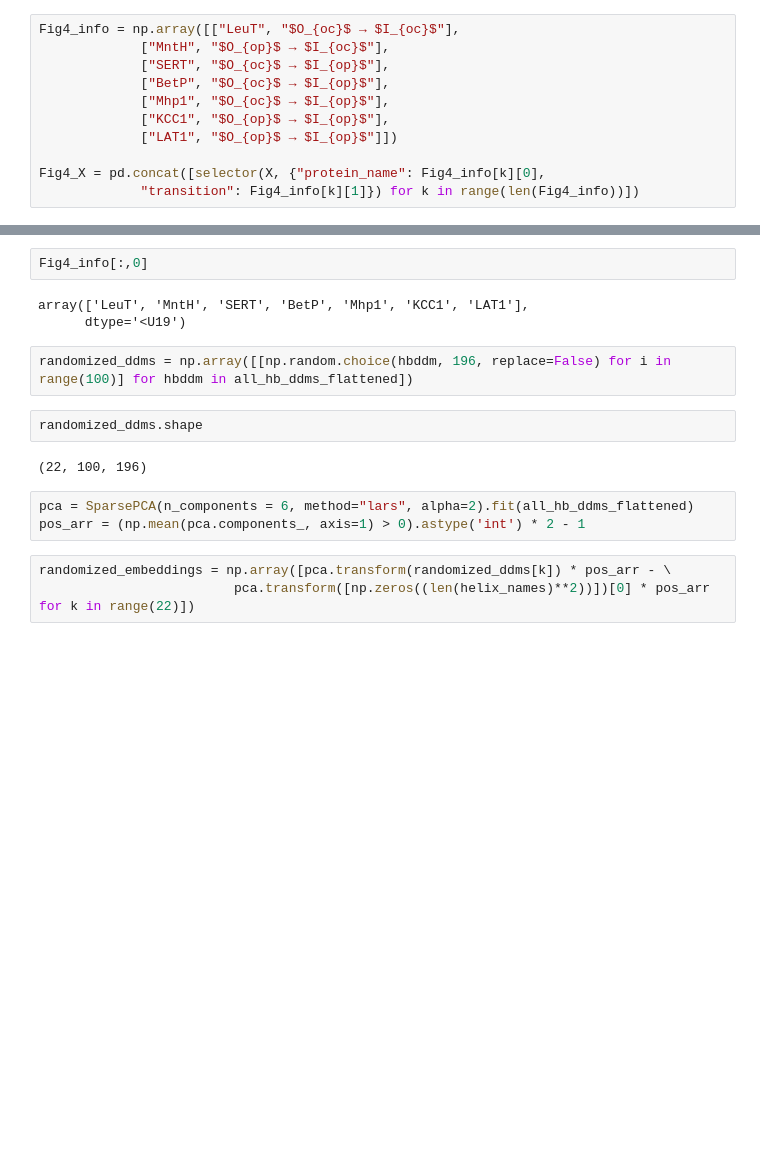
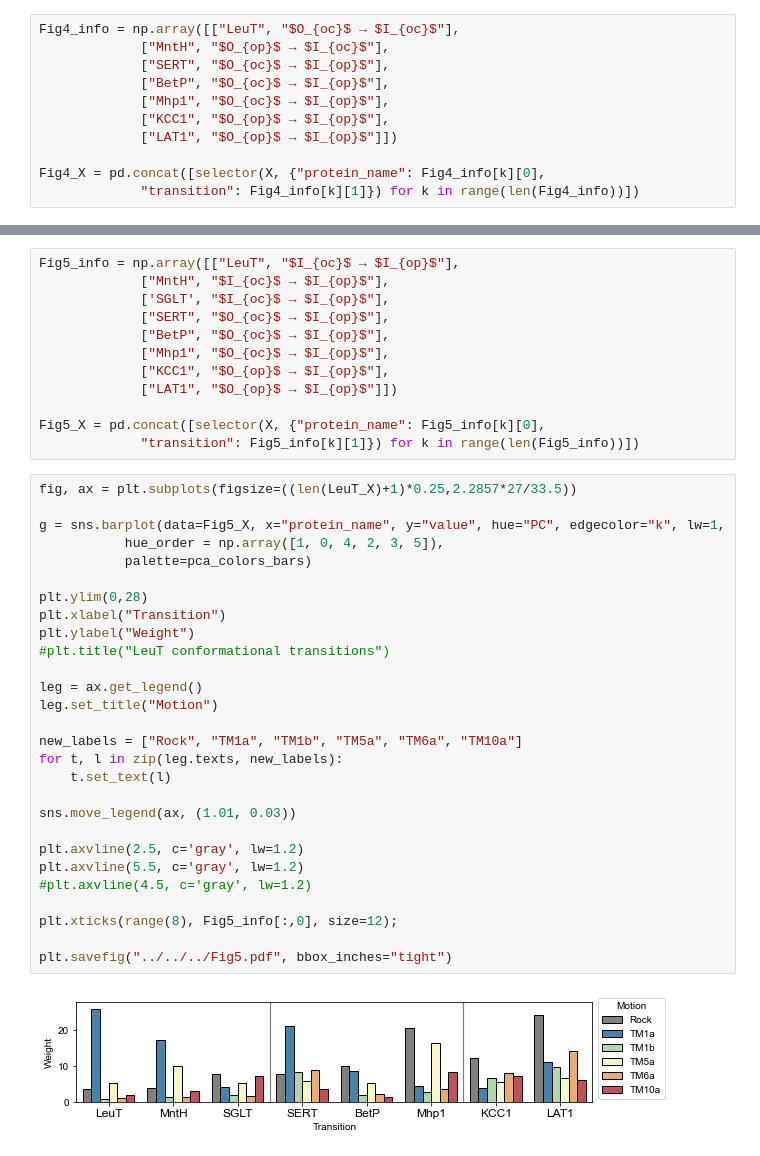
Before and after one commit to GaudetLab/pyDDM, a Jupyter notebook: PCA on the DDMs.ipynb, the cells around one changed output, grey strips where cells are left out. Cells and saved outputs as stored; diff of their text form; blank space fills up the shorter version.

```diff
--- a/PCA on the DDMs.ipynb
+++ b/PCA on the DDMs.ipynb
@@ -396,19 +511,44 @@ plt.savefig("../../../Fig4.pdf", bbox_inches="tight")
 # %% [output]
 [figure]
+# %%
+Fig5_info = np.array([["LeuT", "$I_{oc}$ → $I_{op}$"],
+             ["MntH", "$I_{oc}$ → $I_{op}$"],
+             ['SGLT', "$I_{oc}$ → $I_{op}$"],
+             ["SERT", "$O_{oc}$ → $I_{op}$"],
+             ["BetP", "$O_{oc}$ → $I_{op}$"],
+             ["Mhp1", "$O_{oc}$ → $I_{op}$"],
+             ["KCC1", "$O_{op}$ → $I_{op}$"],
+             ["LAT1", "$O_{op}$ → $I_{op}$"]])
+
+Fig5_X = pd.concat([selector(X, {"protein_name": Fig5_info[k][0],
+             "transition": Fig5_info[k][1]}) for k in range(len(Fig5_info))])
 # %%
-Fig4_info[:,0]
+fig, ax = plt.subplots(figsize=((len(LeuT_X)+1)*0.25,2.2857*27/33.5))
+
+g = sns.barplot(data=Fig5_X, x="protein_name", y="value", hue="PC", edgecolor="k", lw=1,
+           hue_order = np.array([1, 0, 4, 2, 3, 5]),
+           palette=pca_colors_bars)
+
+plt.ylim(0,28)
+plt.xlabel("Transition")
+plt.ylabel("Weight")
+#plt.title("LeuT conformational transitions")
+
+leg = ax.get_legend()
+leg.set_title("Motion")
+
+new_labels = ["Rock", "TM1a", "TM1b", "TM5a", "TM6a", "TM10a"]
+for t, l in zip(leg.texts, new_labels):
+    t.set_text(l)
+
+sns.move_legend(ax, (1.01, 0.03))
+
+plt.axvline(2.5, c='gray', lw=1.2)
+plt.axvline(5.5, c='gray', lw=1.2)
+#plt.axvline(4.5, c='gray', lw=1.2)
+
+plt.xticks(range(8), Fig5_info[:,0], size=12);
+
+plt.savefig("../../../Fig5.pdf", bbox_inches="tight")
 # %% [output]
-array(['LeuT', 'MntH', 'SERT', 'BetP', 'Mhp1', 'KCC1', 'LAT1'],
-      dtype='<U19')
+[figure, added]
-# %%
-randomized_ddms = np.array([[np.random.choice(hbddm, 196, replace=False) for i in range(100)] for hbddm in all_hb_ddms_flattened])
-# %%
-randomized_ddms.shape
-# %% [output]
-(22, 100, 196)
-# %%
-pca = SparsePCA(n_components = 6, method="lars", alpha=2).fit(all_hb_ddms_flattened)
-pos_arr = (np.mean(pca.components_, axis=1) > 0).astype('int') * 2 - 1
-# %%
-randomized_embeddings = np.array([pca.transform(randomized_ddms[k]) * pos_arr - \
-                         pca.transform([np.zeros((len(helix_names)**2))])[0] * pos_arr for k in range(22)])
```
Also changed, not shown: parts of 28 cells of this notebook, 11 other files.
